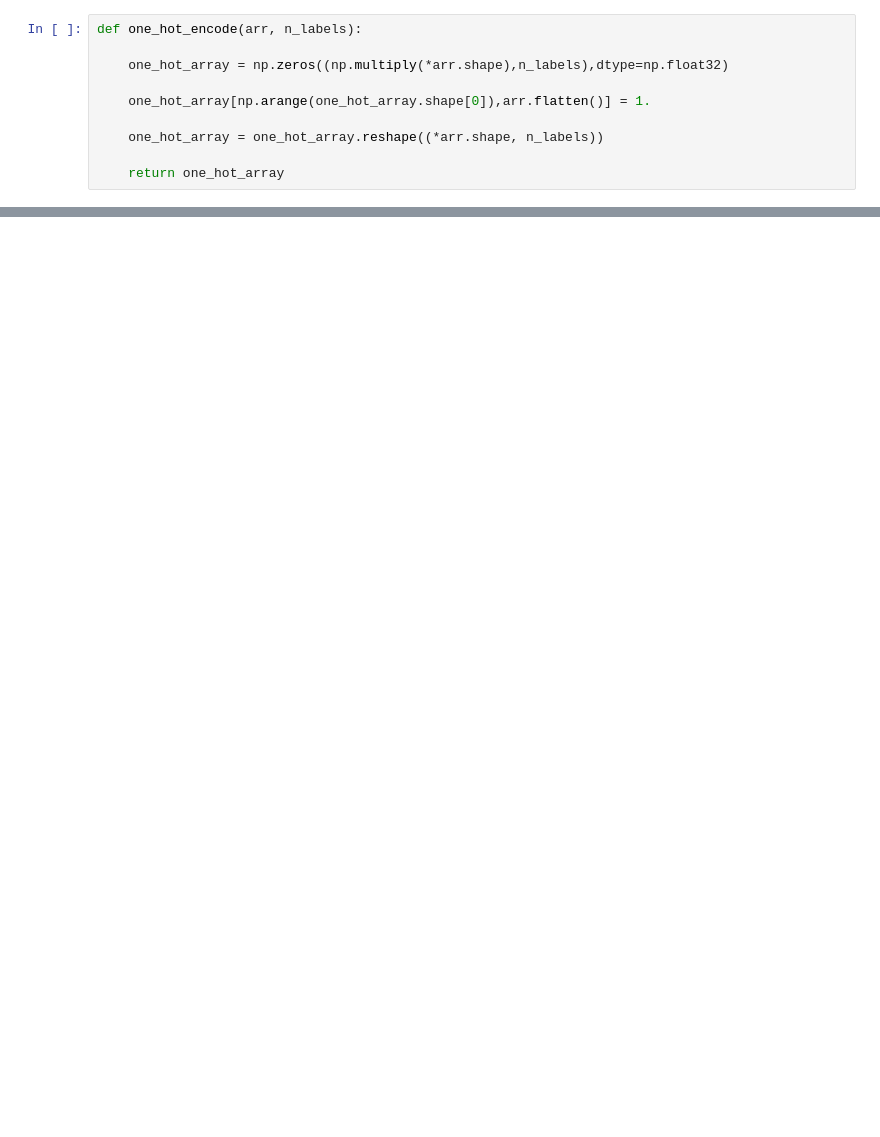
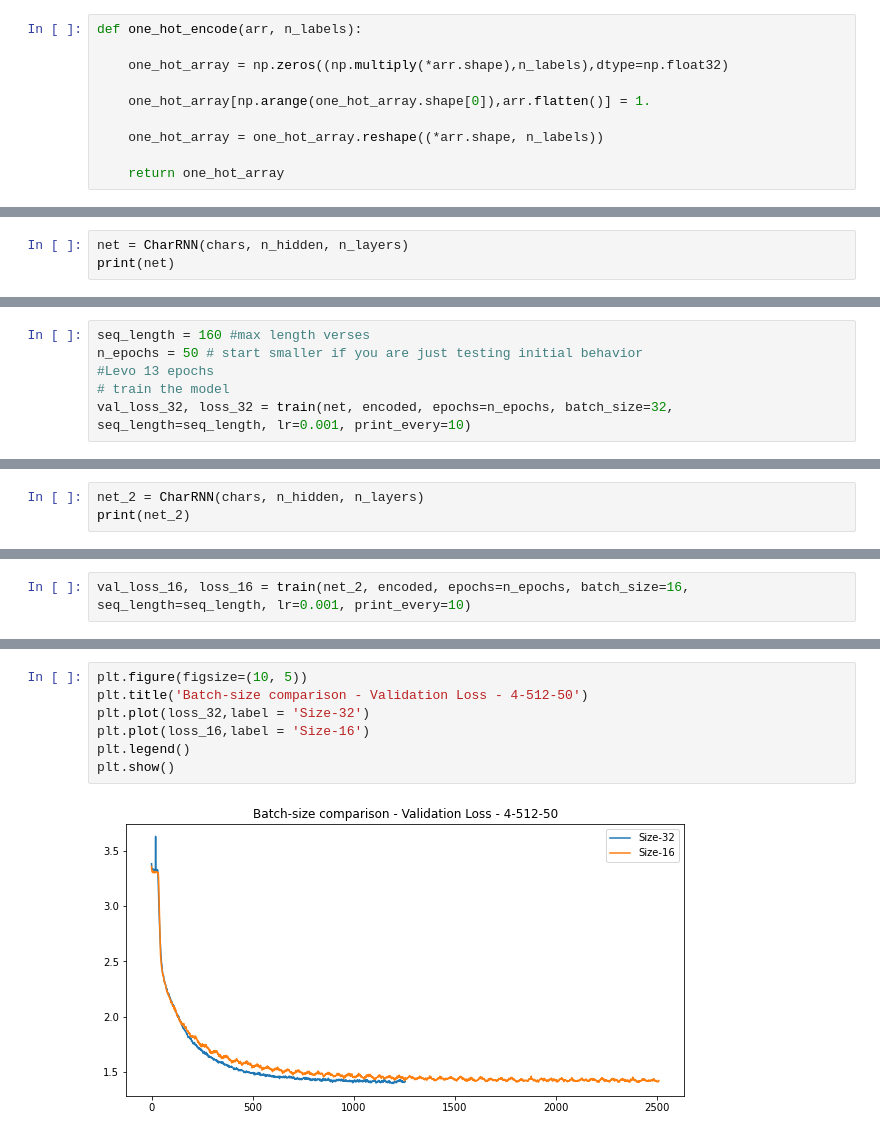
Before and after one commit to LornartheBreton/robo_shakespeare, a Jupyter notebook: spanish/tragedias-shakespeare/model_train.ipynb, the cells around one changed output, grey strips where cells are left out. Cells and saved outputs as stored; diff of their text form; blank space fills up the shorter version.

```diff
--- a/spanish/tragedias-shakespeare/model_train.ipynb
+++ b/spanish/tragedias-shakespeare/model_train.ipynb
@@ -104,0 +303,3 @@ No GPU available, training on CPU; consider making n_epochs very small.
+# %%
+net = CharRNN(chars, n_hidden, n_layers)
+print(net)
@@ -104,0 +312,6 @@ No GPU available, training on CPU; consider making n_epochs very small.
+# %%
+seq_length = 160 #max length verses
+n_epochs = 50 # start smaller if you are just testing initial behavior
+#Levo 13 epochs
+# train the model
+val_loss_32, loss_32 = train(net, encoded, epochs=n_epochs, batch_size=32, seq_length=seq_length, lr=0.001, print_every=10)
@@ -104,0 +336,3 @@ No GPU available, training on CPU; consider making n_epochs very small.
+# %%
+net_2 = CharRNN(chars, n_hidden, n_layers)
+print(net_2)
@@ -104,0 +345,2 @@ No GPU available, training on CPU; consider making n_epochs very small.
+# %%
+val_loss_16, loss_16 = train(net_2, encoded, epochs=n_epochs, batch_size=16, seq_length=seq_length, lr=0.001, print_every=10)
@@ -104,0 +365,9 @@ No GPU available, training on CPU; consider making n_epochs very small.
+# %%
+plt.figure(figsize=(10, 5))
+plt.title('Batch-size comparison - Validation Loss - 4-512-50')
+plt.plot(loss_32,label = 'Size-32')
+plt.plot(loss_16,label = 'Size-16')
+plt.legend()
+plt.show()
+# %% [output]
+[figure, added]
```
Also changed, not shown: parts of 21 cells of this notebook, 18 other files.
